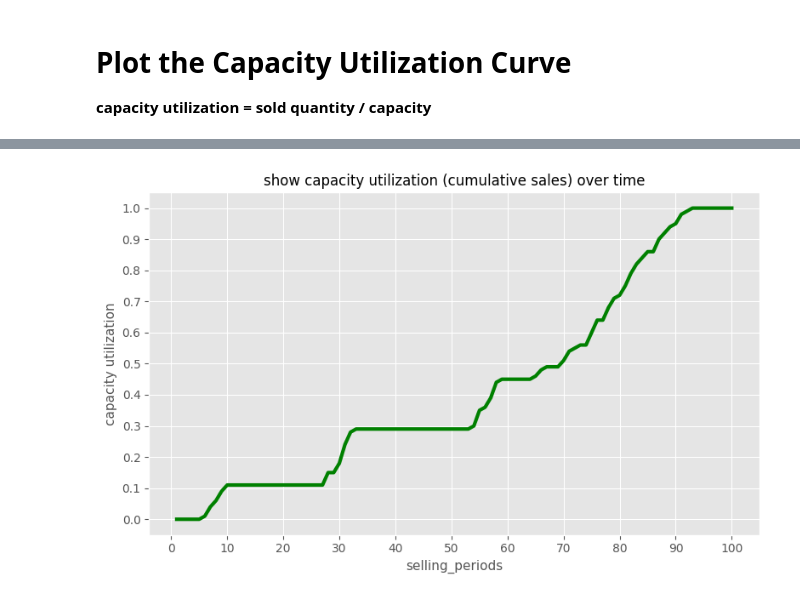
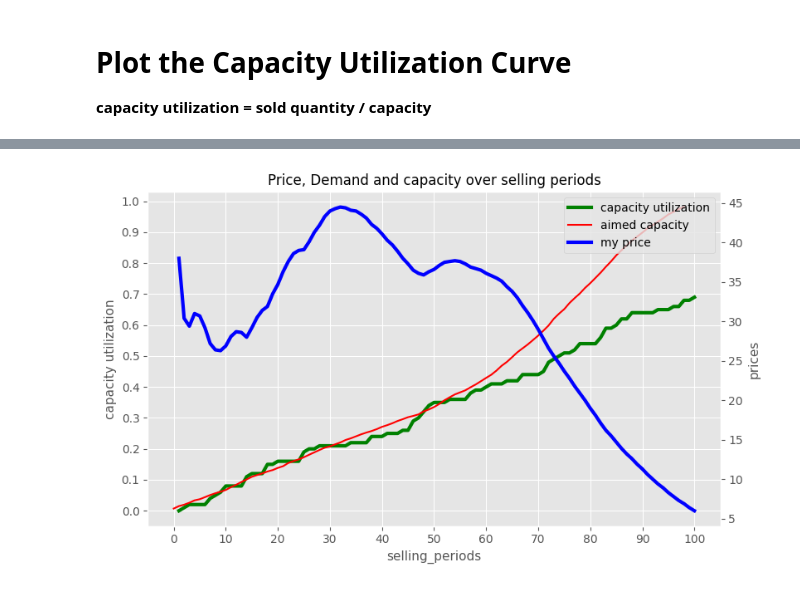
Before and after one commit to qcorveler/Optizoignons, a Jupyter notebook: Travail_Perso/Quentin/modele_prix_concurrent/W2_load_data.ipynb, the cells around one changed output, grey strips where cells are left out. Saved outputs shown, nothing was run; the diff lists cells and outputs as text; code cells hidden in the pictures.

```diff
--- a/Travail_Perso/Quentin/modele_prix_concurrent/W2_load_data.ipynb
+++ b/Travail_Perso/Quentin/modele_prix_concurrent/W2_load_data.ipynb
@@ -34,7 +36,7 @@ feedback['cumulative_revenue_current_selling_season']
 # %% [markdown]
 ## (2) load duopoly_competition_details.csv![image.png](attachment:0a826696-ff20-43a1-a740-046cf0511406.png)
 # %%
-df_comp_details = pd.read_csv('15.11.2025/Quentin/duopoly_competition_details.csv')
+df_comp_details = pd.read_csv('06.12.2025/Quentin/duopoly_competition_details.csv')
 df_comp_details.head(10)
 # %% [output]
 |  | competition_id | selling_season | selling_period | competitor_id | price_competitor | price | demand | ... |
@@ -175,0 +177,3 @@ df_aux.head(15)
+# %%
+df_mean_curve = pd.read_csv('mean_curve.csv')
+df_mean_curve
@@ -176,28 +194,44 @@ df_aux.head(15)
 # %%
 fig, ax = plt.subplots(figsize=(8,5))
 
 # ax.plot(df_aux.selling_period, df_aux.cum_demand, color='b',
 #        width=0.6, align='center', label = 'sold seats')
 ax.plot(df_aux.selling_period, df_aux.cap_util, color='g',
         linestyle='-', linewidth=3, label = 'capacity utilization')
+ax.plot(df_mean_curve, color='r', label = 'aimed capacity')
 ax.set_xlabel('selling_periods', size=11)
 # ax.set_xticks(np.arange(min(dft.index), max(dft.index)+1, 1.0))
 ax.set_ylabel("capacity utilization" , size=11)
 
 y_majorLocator = MultipleLocator(0.1)
 ax.yaxis.set_major_locator(y_majorLocator)
 x_majorLocator = MultipleLocator(10)
 ax.xaxis.set_major_locator(x_majorLocator)
 
 ax.set_title("show capacity utilization (cumulative sales) over time", size=12)
 # ax.legend(loc=0)
 
 ax.grid(True)
+
+ax_2 = ax.twinx()
+ax_2.grid(False)
+ax_2.plot(df_aux.selling_period, df_aux.price, color='b', linestyle='-', linewidth=3, label = 'my price')
+
 fig.tight_layout()
 
+ax_2.tick_params(axis="both", labelsize=10)
+ax_2.set_ylabel("prices" , size=11)
+
+ax.tick_params(axis="both", labelsize=10)
+ax.set_title("Price, Demand and capacity over selling periods", size=12)
+
+lines, labels = ax.get_legend_handles_labels()
+lines2, labels2 = ax_2.get_legend_handles_labels()
+ax_2.legend(lines + lines2, labels + labels2, loc=0)
+
 plt.show()
 # %% [output]
-[figure, old version]
+[figure, new version]
 # %%
 df_comp_details
 # %% [output]
```
Also changed, not shown: parts of 18 cells of this notebook, 6 other files.
